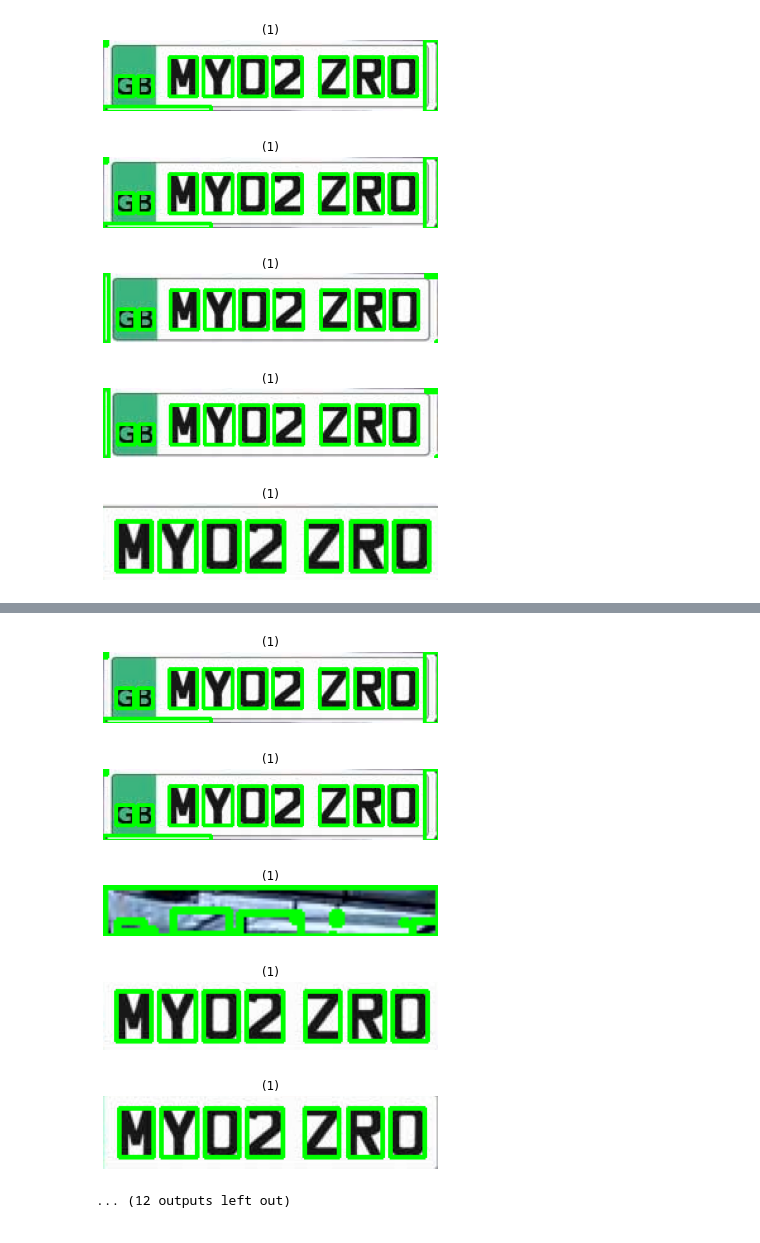
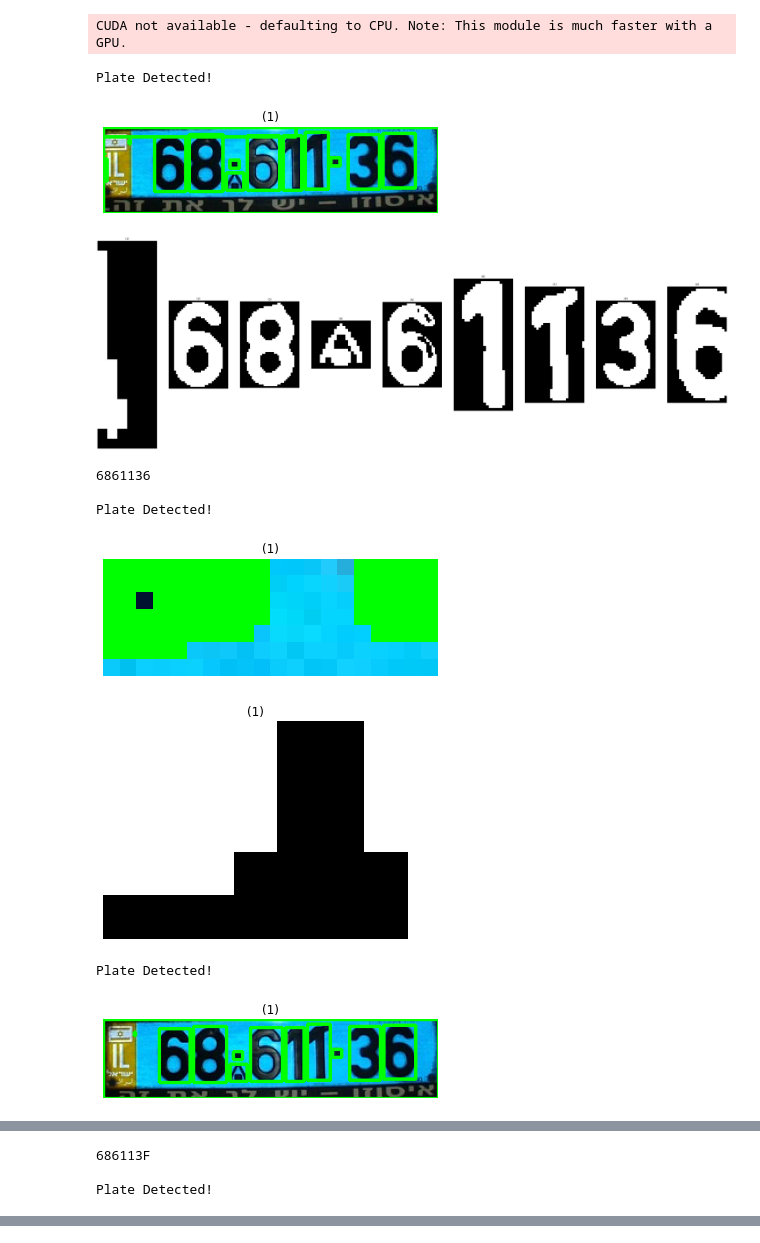
Before and after one commit to nadeenay/Car_Plate_Detection, a Jupyter notebook: Untitled.ipynb, the cells around one changed output, grey strips where cells are left out. Drawn from its saved outputs; the diff is of its cells as text; code cells hidden in the pictures.

```diff
--- a/Untitled.ipynb
+++ b/Untitled.ipynb
@@ -26,7 +28,7 @@ from random import seed
 # %%
 imagesFirst1=[]
 # read the image and convert it to grayscale
-car = cv2.imread('images/10.jpg')
+car = cv2.imread('images/18.png')
 grayCar= cv2.cvtColor(car, cv2.COLOR_BGR2GRAY)
 coloredCar = cv2.cvtColor(car, cv2.COLOR_BGR2RGB)
 blueCar=coloredCar[:,:,2]
@@ -233,8 +235,10 @@ def HCW(widths,page_W,height):         #tests if the the objects have common wid
         return 1
     return 0
 # %%
+reader = easyocr.Reader(['en'])
 i1=np.zeros((car.shape[0],car.shape[1],car.shape[2]))
 i1=i1.astype(int)
+freq = dict()
 for index,rect in enumerate(rectangles_points):
     for contour in contours:
         Xmax = contour[:,:,1].max()
@@ -243,35 +247,92 @@ for index,rect in enumerate(rectangles_points):
         Ymin = contour[:,:,0].min()
     i2=np.zeros((rect[2]-rect[0],rect[3]-rect[1]))
     i2=grayCar[rect[1]:rect[3],rect[0]:rect[2]]
     b2=(binary[rect[1]:rect[3],rect[0]:rect[2]])
     b2=255-b2
     hist=exposure.histogram(i2)
     l=hist[1][0]
     m = hist[1][-1]
     ratio= np.sum(hist[0][(0.7*m).astype(int)-l:len(hist[0])]) / np.sum(hist[0]).astype(float)
     if(ratio >= 0.29 and ratio <= 0.8):
         label_image = label(b2, connectivity=2)
         Regions=[]
+        boxes=[]
         b3=car[rect[1]:rect[3],rect[0]:rect[2]].copy()
+        width, height = grayCar.shape
         for region in regionprops(label_image):
             minr, minc, maxr, maxc = region.bbox
             Regions.append([maxr-minr,maxc-minc])
+            boxes.append([minr, minc, maxr, maxc])    # consider that box
             cv2.rectangle(b3, (minc, minr), (maxc, maxr), (0,255,0), 2)
         if(CouldBePlate(Regions,b2.shape[0],b2.shape[1])):
+            print("\nPlate Detected!")
             show_images([b3])
             #plt.plot(hist[1],hist[0])
             #show_images([b2])
+
+            # sort the boxes by which is nearest to y-axis
+            if(len(boxes) > 0):
+                boxes = np.array(boxes)
+                boxes = boxes[boxes[:,1].argsort()]
+                letters_images=[]
+                letters_string=""
+                for box in boxes:
+                    ADD_COL = 3
+                    ADD_ROW = 1
+                    minr, minc, maxr, maxc = box
+                    w = maxc - minc
+                    h = maxr - minr
+                    asr = w / h
+                    img_area = width * height
+                    box_area = w * h
+                    # simple filter to delete some of the irrelevant boxes
+                    if box_area > 15 and box_area < (0.2 * img_area) and asr <= 1 and h >= w:
+                        up = max((minr - ADD_ROW), 0)
+                        down = min((maxr + ADD_ROW), height)
+                        left = max((minc - ADD_COL), 0)
+                        right = min((maxc + ADD_COL), width)
+
+                        # crop the letter with some padding
+                        cropped = b2[up:down, left:right]
+
+                        # try reading that letter
+                        try:
+                            letters_images.append(cropped)
+                            letter = reader.readtext(cropped, paragraph="False", detail=0, low_text=0)
+                            if(len(letter) > 0):
+                                letters_string += letter[0][0]
+                        except Exception as e:
+                            pass
+                # show all the letters and the detected text to the freq-map
+                show_images(letters_images)
+                if(len(letters_string) > 0):
+                    print(letters_string)
+                    if letters_string in freq:
+                        freq[letters_string] += 1
+
+# get the most frequent text
+if(len(freq) > 0):
+    possible_plate_number = max(freq, key=freq.get)
+    print(f"\n\nThe possible plate number is {possible_plate_number}")
+
+
 #found=np.array(car)
 #if(len(haveObjects)):
     #print(haveObjects[0])
 #rect=rectangles_points[0]
 #i1[rect[1]:rect[3],rect[0]:rect[2]]= car[rect[1]:rect[3],rect[0]:rect[2]]
 #cv2.rectangle(found, (rect[0],rect[1]), (rect[2],rect[3]), (0,255,0), 2)
 #show_images([found])
 #show_images([i1])
 # %% [output]
+CUDA not available - defaulting to CPU. Note: This module is much faster with a GPU.
+Plate Detected!
-[figure, old version]
+[figure, new version]
-[figure, old version]
+[figure, new version]
+6861136
+
+Plate Detected!
-[figure, old version]
+[figure, new version]
-[figure, old version]
+[figure, new version]
+Plate Detected!
-[figure, old version]
+[figure, new version]
@@ -278,0 +340,3 @@ for index,rect in enumerate(rectangles_points):
+686113F
+
+Plate Detected!
@@ -280,6 +343,0 @@ for index,rect in enumerate(rectangles_points):
-[figure, removed]
-[figure, removed]
-[figure, removed]
-[figure, removed]
-[figure, removed]
-... (12 outputs left out)
```
Also changed, not shown: parts of 9 cells of this notebook, 1 other file.
